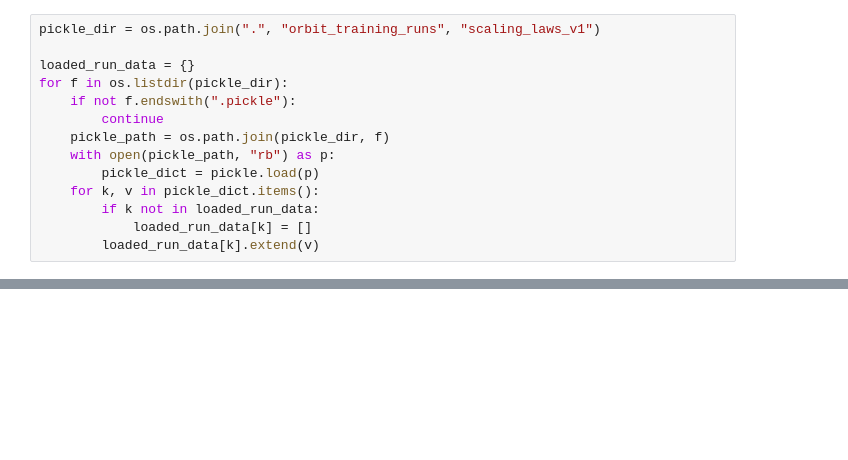
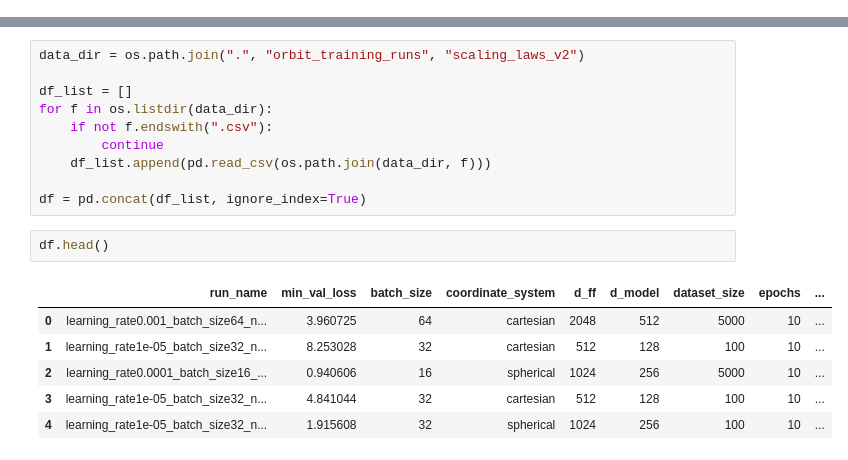
Before and after one commit to jmbrittain25/orbit-transformer, a Jupyter notebook: 4_analyze_trade.ipynb, the cells around one changed output, grey strips where cells are left out. Cells and saved outputs as stored; diff of their text form; blank space fills up the shorter version.

Commit message:
pushed bigger dataset trade

```diff
--- a/4_analyze_trade.ipynb
+++ b/4_analyze_trade.ipynb
@@ -75,14 +5,0 @@ boo 2
-# %%
-pickle_dir = os.path.join(".", "orbit_training_runs", "scaling_laws_v1")
-
-loaded_run_data = {}
-for f in os.listdir(pickle_dir):
-    if not f.endswith(".pickle"):
-        continue
-    pickle_path = os.path.join(pickle_dir, f)
-    with open(pickle_path, "rb") as p:
-        pickle_dict = pickle.load(p)
-    for k, v in pickle_dict.items():
-        if k not in loaded_run_data:
-            loaded_run_data[k] = []
-        loaded_run_data[k].extend(v)
@@ -225,0 +6,19 @@ plt.show()
+# %%
+data_dir = os.path.join(".", "orbit_training_runs", "scaling_laws_v2")
+
+df_list = []
+for f in os.listdir(data_dir):
+    if not f.endswith(".csv"):
+        continue
+    df_list.append(pd.read_csv(os.path.join(data_dir, f)))
+
+df = pd.concat(df_list, ignore_index=True)
+# %%
+df.head()
+# %% [output]
+|  | run_name | min_val_loss | batch_size | coordinate_system | d_ff | d_model | dataset_size | epochs | ... |
+| 0 | learning_rate0.001_batch_size64_n... | 3.960725 | 64 | cartesian | 2048 | 512 | 5000 | 10 | ... |
+| 1 | learning_rate1e-05_batch_size32_n... | 8.253028 | 32 | cartesian | 512 | 128 | 100 | 10 | ... |
+| 2 | learning_rate0.0001_batch_size16_... | 0.940606 | 16 | spherical | 1024 | 256 | 5000 | 10 | ... |
+| 3 | learning_rate1e-05_batch_size32_n... | 4.841044 | 32 | cartesian | 512 | 128 | 100 | 10 | ... |
+| 4 | learning_rate1e-05_batch_size32_n... | 1.915608 | 32 | spherical | 1024 | 256 | 100 | 10 | ... |
```
Also changed, not shown: parts of 9 cells of this notebook, 8 other files.
